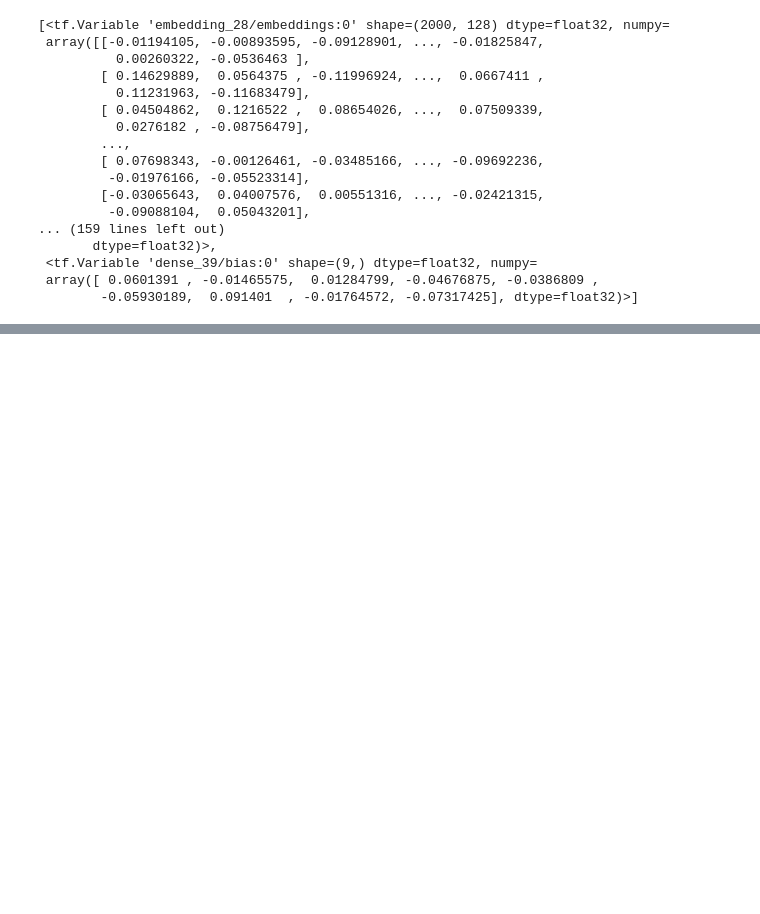
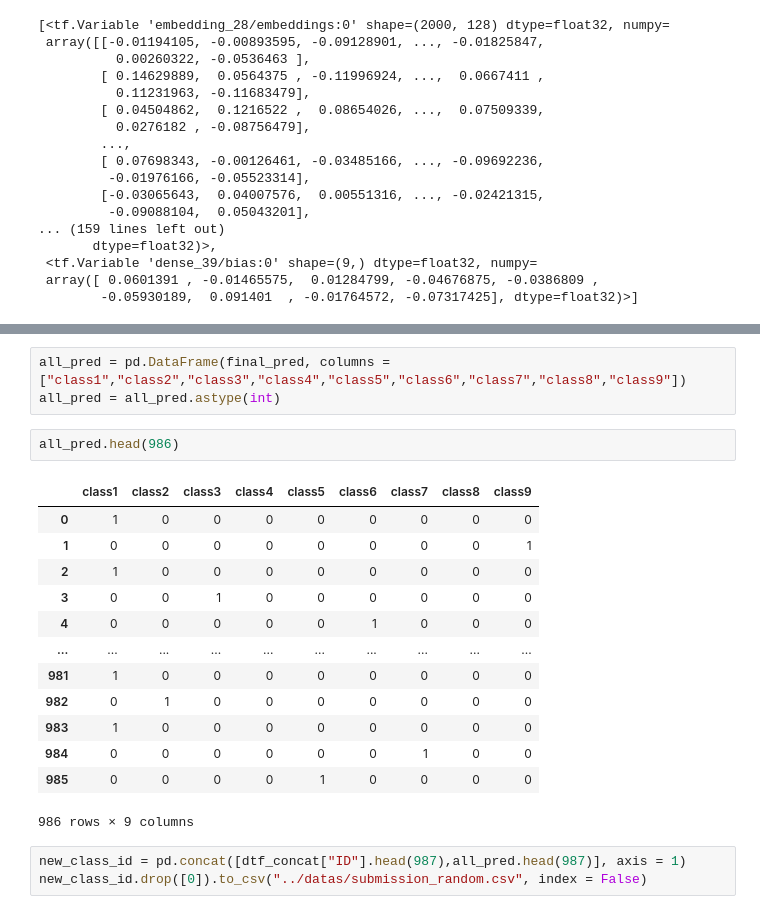
Before and after one commit to Chabname/RAPMC, a Jupyter notebook: notebook/Submission_kaggle.ipynb, the cells around one changed output, grey strips where cells are left out. Drawn from its saved outputs; the diff is of its cells as text; blank space fills up the shorter version.

```diff
--- a/notebook/Submission_kaggle.ipynb
+++ b/notebook/Submission_kaggle.ipynb
@@ -148,0 +269,22 @@ model.weights
+# %%
+all_pred = pd.DataFrame(final_pred, columns = ["class1","class2","class3","class4","class5","class6","class7","class8","class9"])
+all_pred = all_pred.astype(int)
+# %%
+all_pred.head(986)
+# %% [output]
+|  | class1 | class2 | class3 | class4 | class5 | class6 | class7 | class8 | class9 |
+| 0 | 1 | 0 | 0 | 0 | 0 | 0 | 0 | 0 | 0 |
+| 1 | 0 | 0 | 0 | 0 | 0 | 0 | 0 | 0 | 1 |
+| 2 | 1 | 0 | 0 | 0 | 0 | 0 | 0 | 0 | 0 |
+| 3 | 0 | 0 | 1 | 0 | 0 | 0 | 0 | 0 | 0 |
+| 4 | 0 | 0 | 0 | 0 | 0 | 1 | 0 | 0 | 0 |
+| ... | ... | ... | ... | ... | ... | ... | ... | ... | ... |
+| 981 | 1 | 0 | 0 | 0 | 0 | 0 | 0 | 0 | 0 |
+| 982 | 0 | 1 | 0 | 0 | 0 | 0 | 0 | 0 | 0 |
+| 983 | 1 | 0 | 0 | 0 | 0 | 0 | 0 | 0 | 0 |
+| 984 | 0 | 0 | 0 | 0 | 0 | 0 | 1 | 0 | 0 |
+| 985 | 0 | 0 | 0 | 0 | 1 | 0 | 0 | 0 | 0 |
+986 rows × 9 columns
+# %%
+new_class_id = pd.concat([dtf_concat["ID"].head(987),all_pred.head(987)], axis = 1)
+new_class_id.drop([0]).to_csv("../datas/submission_random.csv", index = False)
```
Also changed, not shown: parts of 22 cells of this notebook.
